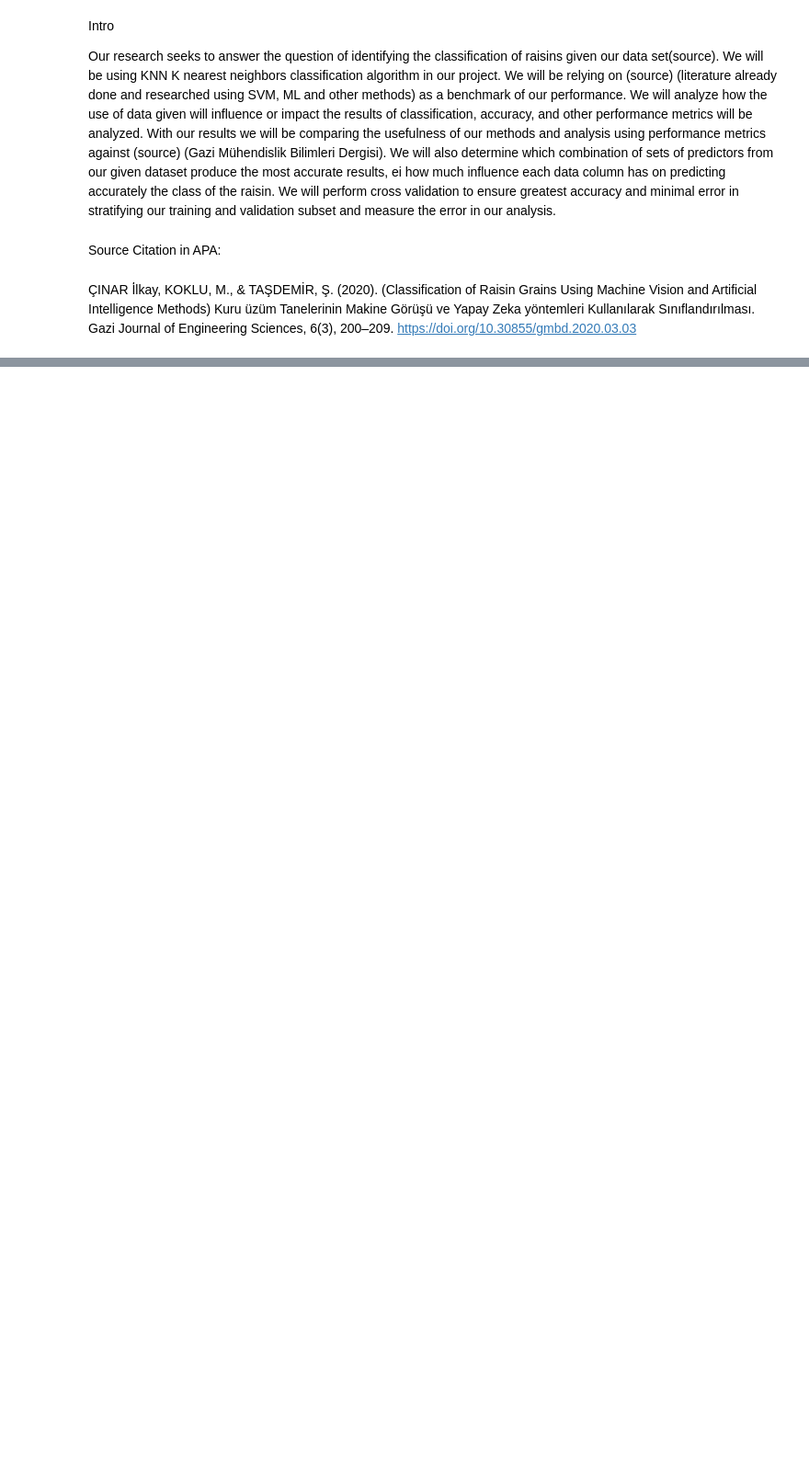
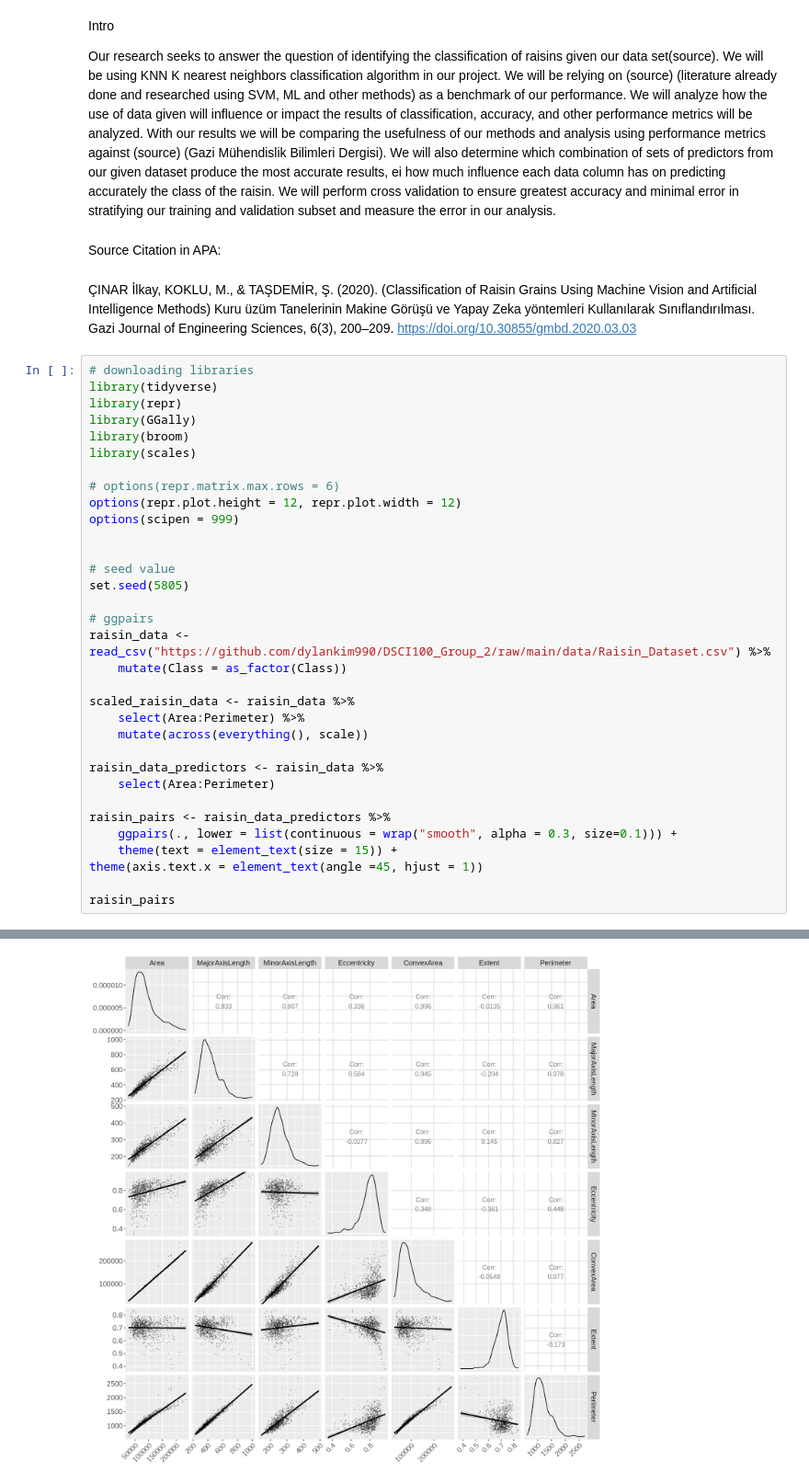
Before and after one commit to dylankim990/DSCI100_Group_1, a Jupyter notebook: Main Final Report.ipynb, the cells around one changed output, grey strips where cells are left out. Shown at 92% size. Cells and saved outputs as stored; diff of their text form; blank space fills up the shorter version.

```diff
--- a/Main Final Report.ipynb
+++ b/Main Final Report.ipynb
@@ -6,3 +6,37 @@ Our research seeks to answer the question of identifying the classification of r
 Source Citation in APA:
 # %% [markdown]
 ÇINAR İ̇lkay, KOKLU, M., &amp; TAŞDEMİR, Ş. (2020). (Classification of Raisin Grains Using Machine Vision and Artificial  Intelligence Methods) Kuru üzüm Tanelerinin Makine Görüşü ve Yapay Zeka yöntemleri Kullanılarak Sınıflandırılması. Gazi Journal of Engineering Sciences, 6(3), 200–209. https://doi.org/10.30855/gmbd.2020.03.03
+# %%
+# downloading libraries
+library(tidyverse)
+library(repr)
+library(GGally)
+library(broom)
+library(scales)
+
+# options(repr.matrix.max.rows = 6)
+options(repr.plot.height = 12, repr.plot.width = 12)
+options(scipen = 999)
+
+
+# seed value
+set.seed(5805)
+
+# ggpairs
+raisin_data <- read_csv("https://github.com/dylankim990/DSCI100_Group_2/raw/main/data/Raisin_Dataset.csv") %>%
+    mutate(Class = as_factor(Class))
+
+scaled_raisin_data <- raisin_data %>%
+    select(Area:Perimeter) %>%
+    mutate(across(everything(), scale))
+
+raisin_data_predictors <- raisin_data %>%
+    select(Area:Perimeter)
+
+raisin_pairs <- raisin_data_predictors %>%
+    ggpairs(., lower = list(continuous = wrap("smooth", alpha = 0.3, size=0.1))) +
+    theme(text = element_text(size = 15)) +
+theme(axis.text.x = element_text(angle =45, hjust = 1))
+
+raisin_pairs
+# %% [output]
@@ -8,0 +60 @@ Source Citation in APA:
+[figure, added]
```
Also changed, not shown: parts of 4 cells of this notebook, 1 other file.
